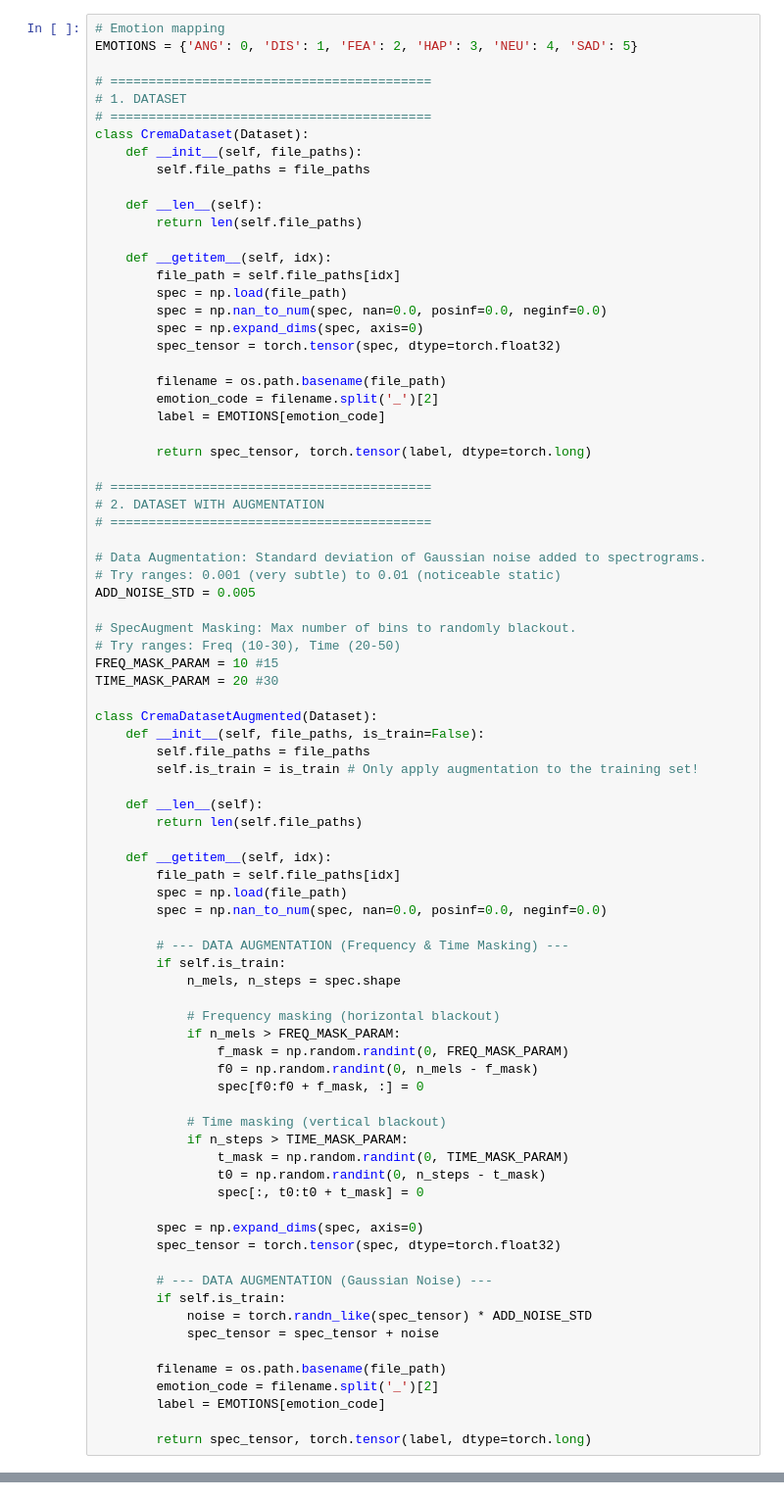
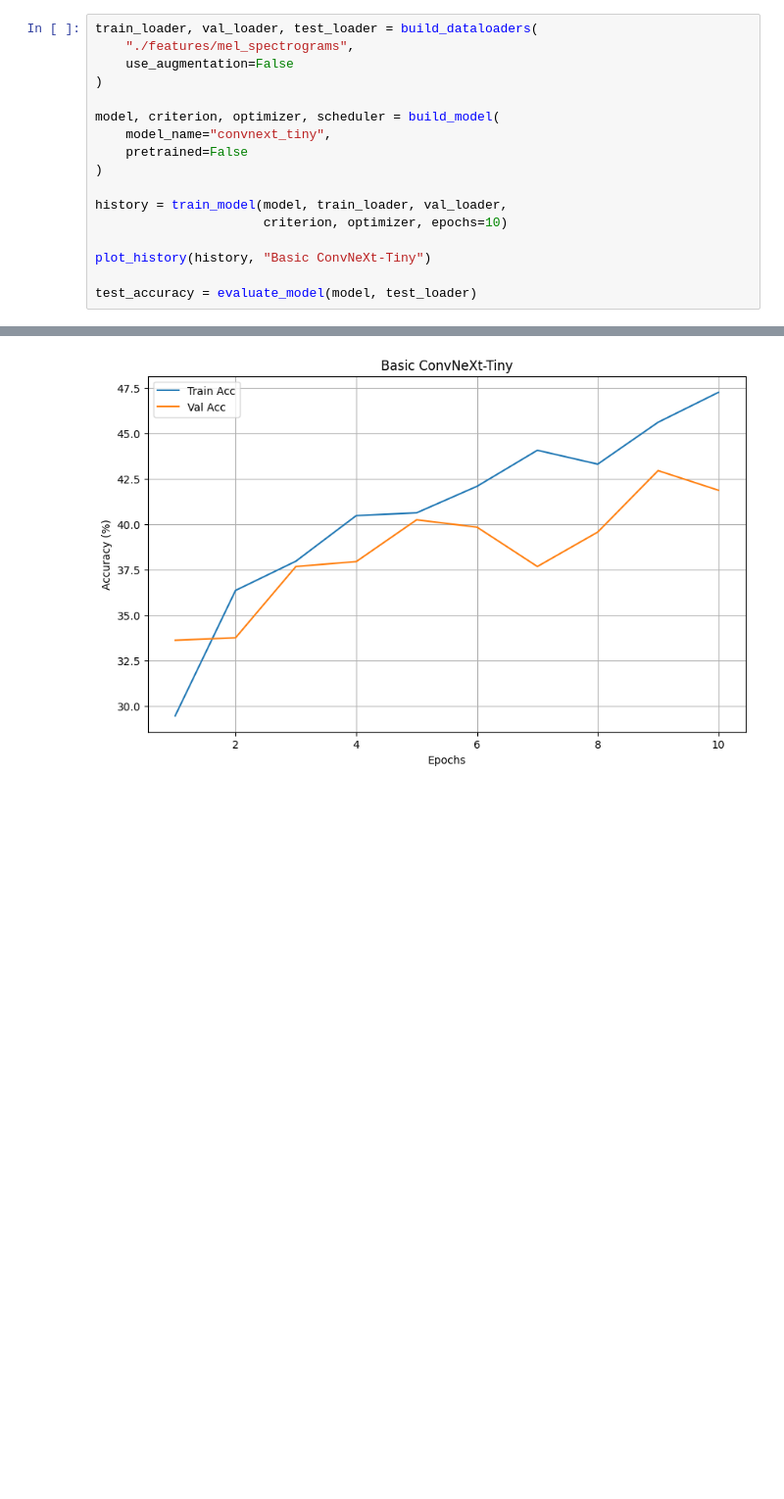
Before and after one commit to kristjan-kostanjsek/SER-deep-learning, a Jupyter notebook: ConvNeXt-Tiny.ipynb, the cells around one changed output, grey strips where cells are left out. Shown at 98% size. Saved outputs shown, nothing was run; the diff lists cells and outputs as text; blank space fills up the shorter version.

Commit message:
Reformated ConvNeXt-Tiny notebook

```diff
--- a/ConvNeXt-Tiny.ipynb
+++ b/ConvNeXt-Tiny.ipynb
@@ -15,82 +14,18 @@ import matplotlib.pyplot as plt
 # %%
-# Emotion mapping
-EMOTIONS = {'ANG': 0, 'DIS': 1, 'FEA': 2, 'HAP': 3, 'NEU': 4, 'SAD': 5}
+train_loader, val_loader, test_loader = build_dataloaders(
+    "./features/mel_spectrograms",
+    use_augmentation=False
+)
 
-# ==========================================
-# 1. DATASET
-# ==========================================
-class CremaDataset(Dataset):
-    def __init__(self, file_paths):
-        self.file_paths = file_paths
+model, criterion, optimizer, scheduler = build_model(
+    model_name="convnext_tiny",
+    pretrained=False
+)
 
-    def __len__(self):
-        return len(self.file_paths)
+history = train_model(model, train_loader, val_loader,
+                      criterion, optimizer, epochs=10)
 
-    def __getitem__(self, idx):
-        file_path = self.file_paths[idx]
-        spec = np.load(file_path)
-        spec = np.nan_to_num(spec, nan=0.0, posinf=0.0, neginf=0.0)
-        spec = np.expand_dims(spec, axis=0)
-        spec_tensor = torch.tensor(spec, dtype=torch.float32)
+plot_history(history, "Basic ConvNeXt-Tiny")
 
-        filename = os.path.basename(file_path)
-        emotion_code = filename.split('_')[2]
-        label = EMOTIONS[emotion_code]
-
-        return spec_tensor, torch.tensor(label, dtype=torch.long)
-
-# ==========================================
-# 2. DATASET WITH AUGMENTATION
-# ==========================================
-
-# Data Augmentation: Standard deviation of Gaussian noise added to spectrograms.
-# Try ranges: 0.001 (very subtle) to 0.01 (noticeable static)
-ADD_NOISE_STD = 0.005
-
-# SpecAugment Masking: Max number of bins to randomly blackout.
-# Try ranges: Freq (10-30), Time (20-50)
-FREQ_MASK_PARAM = 10 #15
-TIME_MASK_PARAM = 20 #30
-
-class CremaDatasetAugmented(Dataset):
-    def __init__(self, file_paths, is_train=False):
-        self.file_paths = file_paths
-        self.is_train = is_train # Only apply augmentation to the training set!
-
-    def __len__(self):
-        return len(self.file_paths)
-
-    def __getitem__(self, idx):
-        file_path = self.file_paths[idx]
-        spec = np.load(file_path)
-        spec = np.nan_to_num(spec, nan=0.0, posinf=0.0, neginf=0.0)
-
-        # --- DATA AUGMENTATION (Frequency & Time Masking) ---
-        if self.is_train:
-            n_mels, n_steps = spec.shape
-
-            # Frequency masking (horizontal blackout)
-            if n_mels > FREQ_MASK_PARAM:
-                f_mask = np.random.randint(0, FREQ_MASK_PARAM)
-                f0 = np.random.randint(0, n_mels - f_mask)
-                spec[f0:f0 + f_mask, :] = 0
-
-            # Time masking (vertical blackout)
-            if n_steps > TIME_MASK_PARAM:
-                t_mask = np.random.randint(0, TIME_MASK_PARAM)
-                t0 = np.random.randint(0, n_steps - t_mask)
-                spec[:, t0:t0 + t_mask] = 0
-
-        spec = np.expand_dims(spec, axis=0)
-        spec_tensor = torch.tensor(spec, dtype=torch.float32)
-
-        # --- DATA AUGMENTATION (Gaussian Noise) ---
-        if self.is_train:
-            noise = torch.randn_like(spec_tensor) * ADD_NOISE_STD
-            spec_tensor = spec_tensor + noise
-
-        filename = os.path.basename(file_path)
-        emotion_code = filename.split('_')[2]
-        label = EMOTIONS[emotion_code]
-
-        return spec_tensor, torch.tensor(label, dtype=torch.long)
+test_accuracy = evaluate_model(model, test_loader)
+# %% [output]
@@ -96,0 +42 @@ class CremaDatasetAugmented(Dataset):
+[figure, added]
```
Also changed, not shown: parts of 14 cells of this notebook, 2 other files.
